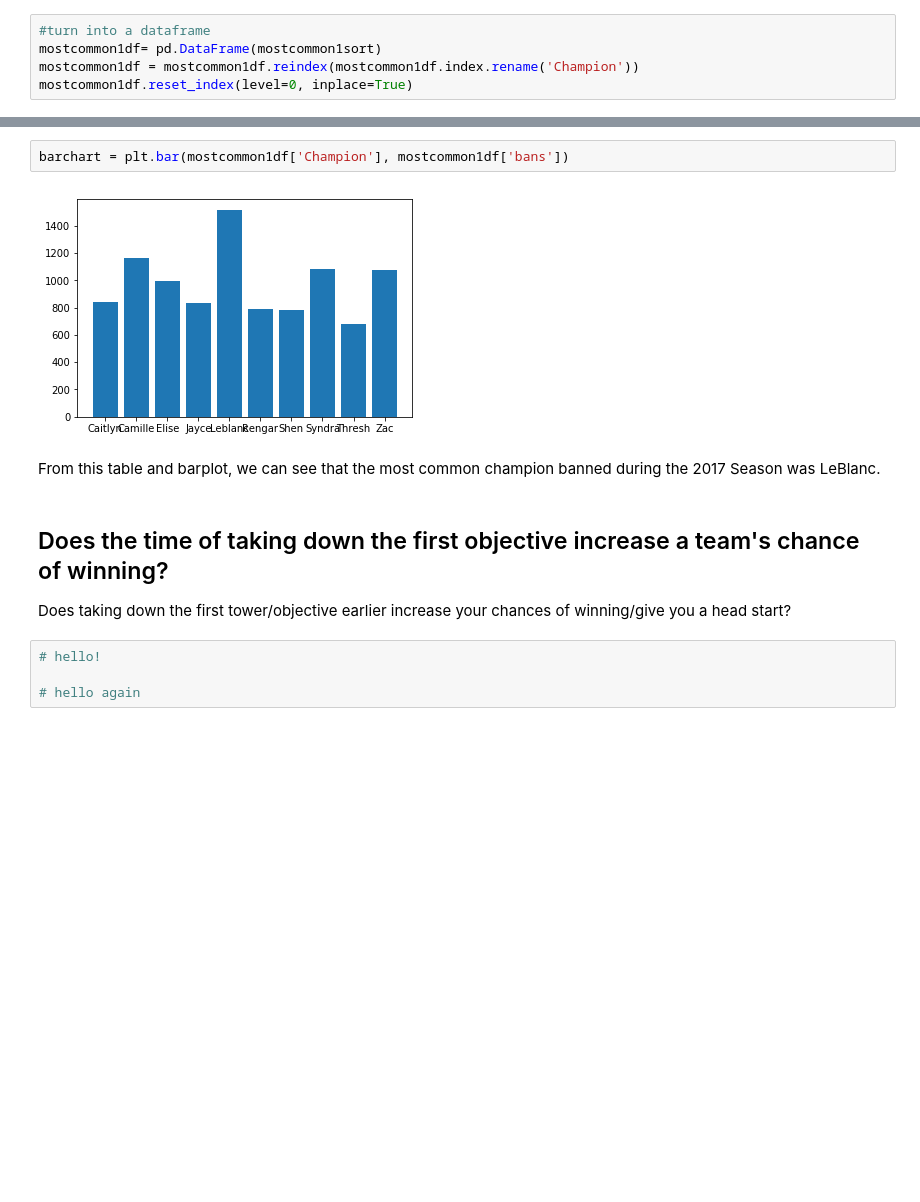
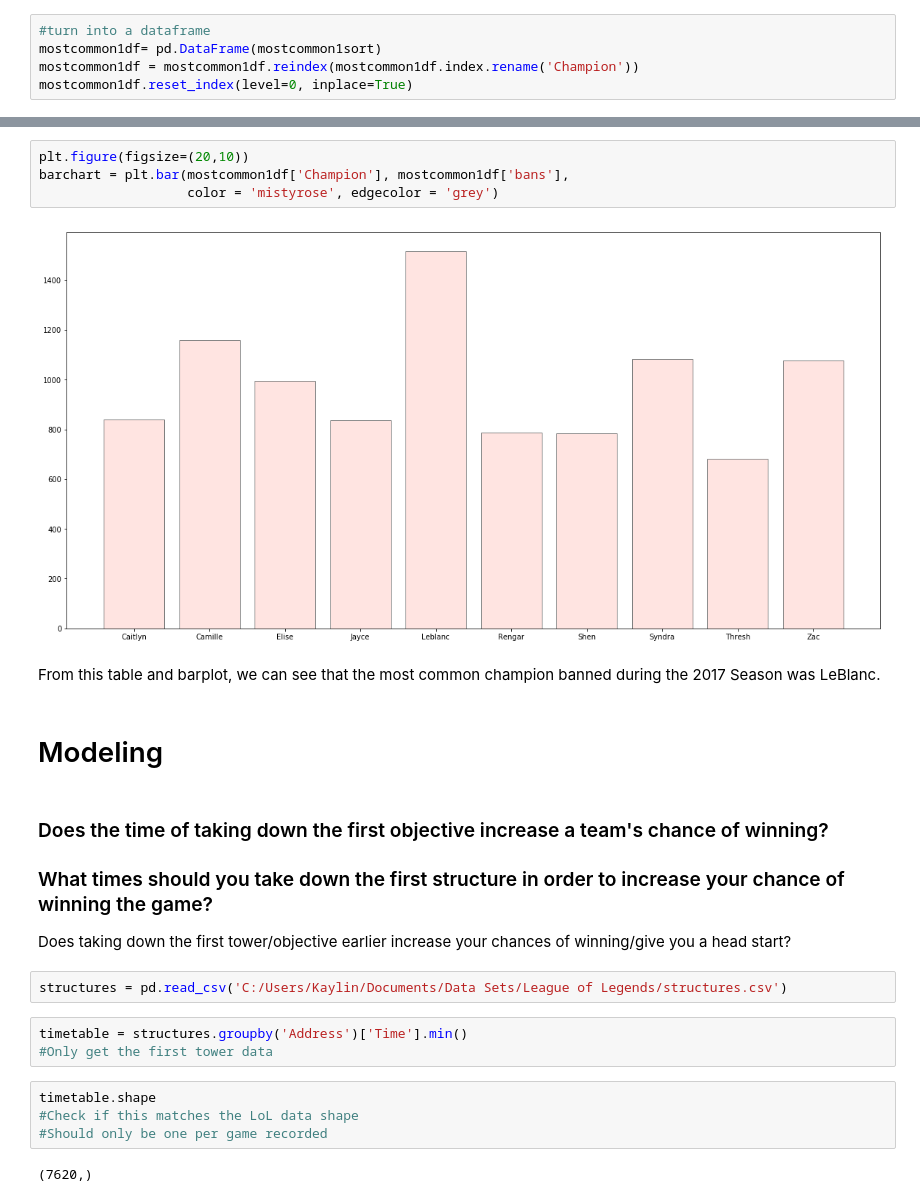
Before and after one commit to kaylindee/131_project, a Jupyter notebook: Stats 131 Final Project.ipynb, the cells around one changed output, grey strips where cells are left out. Drawn from its saved outputs; the diff is of its cells as text; blank space fills up the shorter version.

Commit message:
added modeling section

```diff
--- a/Stats 131 Final Project.ipynb
+++ b/Stats 131 Final Project.ipynb
@@ -172,14 +151,27 @@ print(mostcommon1df)
 # %%
-barchart = plt.bar(mostcommon1df['Champion'], mostcommon1df['bans'])
+plt.figure(figsize=(20,10))
+barchart = plt.bar(mostcommon1df['Champion'], mostcommon1df['bans'],
+                   color = 'mistyrose', edgecolor = 'grey')
 # %% [output]
-[figure, old version]
+[figure, new version]
 # %% [markdown]
 From this table and barplot, we can see that the most common champion banned during the 2017 Season was LeBlanc.
+# %% [markdown]
+# Modeling
 # %% [markdown]
-## Does the time of taking down the first objective increase a team's chance of winning?
+### Does the time of taking down the first objective increase a team's chance of winning?
+
+### What times should you take down the first structure in order to increase your chance of winning the game?
 
 Does taking down the first tower/objective earlier increase your chances of winning/give you a head start?
-# %%
-# hello!
-
-# hello again
+# %%
+structures = pd.read_csv('C:/Users/Kaylin/Documents/Data Sets/League of Legends/structures.csv')
+# %%
+timetable = structures.groupby('Address')['Time'].min()
+#Only get the first tower data
+# %%
+timetable.shape
+#Check if this matches the LoL data shape
+#Should only be one per game recorded
+# %% [output]
+(7620,)
```
Also changed, not shown: parts of 25 cells of this notebook.
